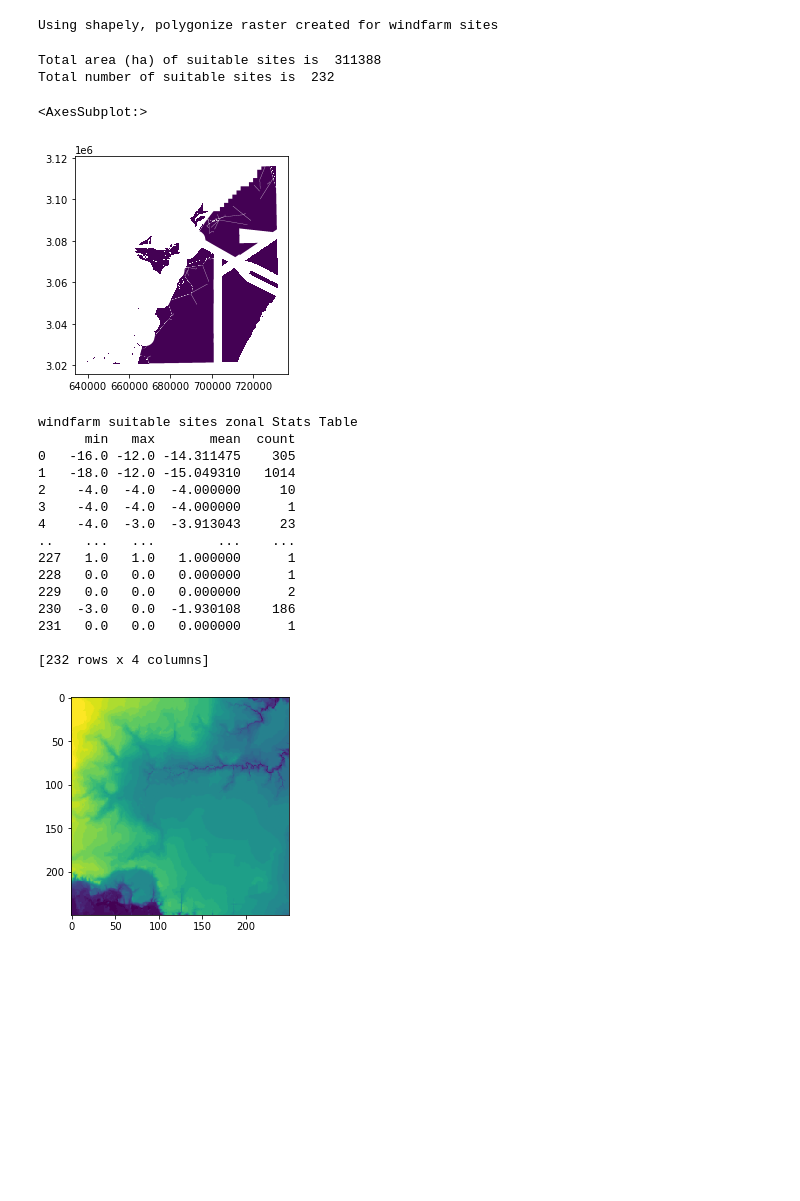
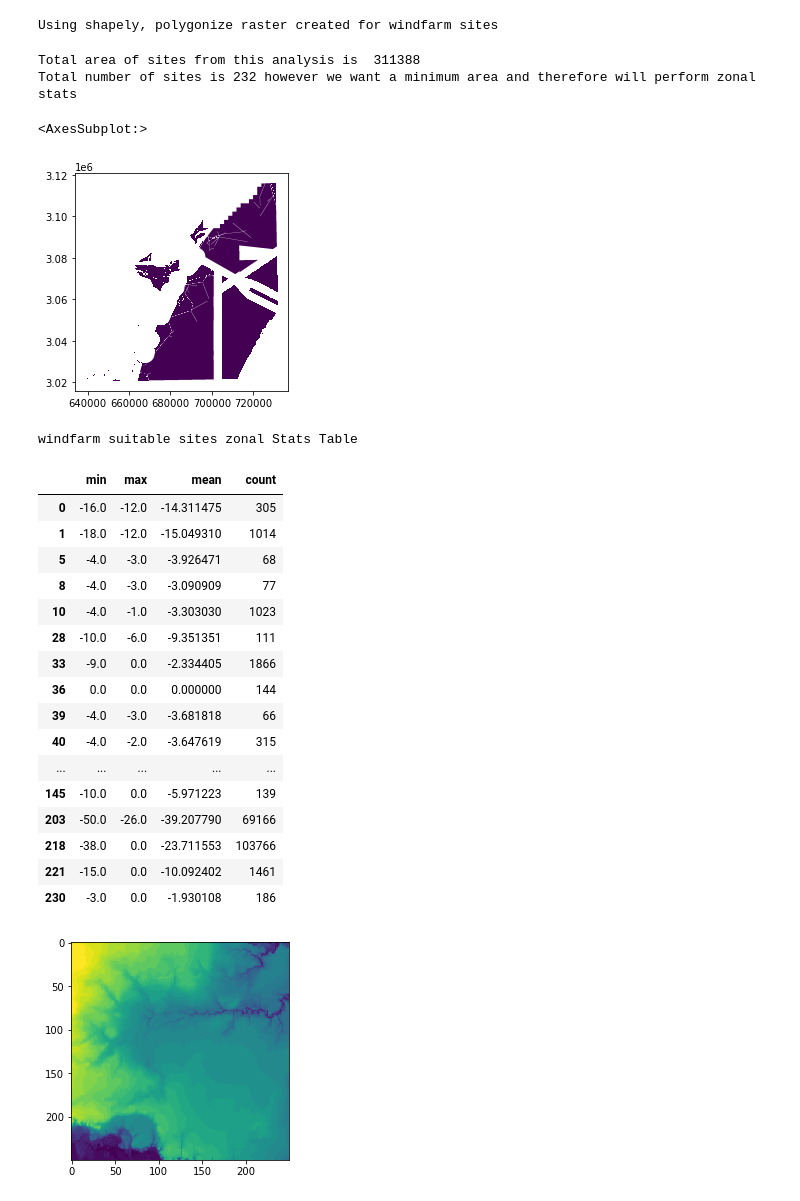
Before and after one commit to mbtamucc/windfarm_GEOG5092, a Jupyter notebook: windfarmproject.ipynb, the cells around one changed output. Drawn from its saved outputs; the diff is of its cells as text; code cells hidden in the pictures; blank space fills up the shorter version.

```diff
--- a/windfarmproject.ipynb
+++ b/windfarmproject.ipynb
@@ -104,44 +103,47 @@ shp = gpd.read_file(outfc)
 # %% [output]
 Using shapely, polygonize raster created for windfarm sites
 # %%
-print('Total area (ha) of suitable sites is ', suit_arr.sum())
-print('Total number of suitable sites is ', df_suitability['raster_val'].count())
+print('Total area of sites from this analysis is ', suit_arr.sum())
+print('Total number of sites is', df_suitability['raster_val'].count(), 'however we want a minimum area and therefore will perform zonal stats')
 df_suitability.plot(column='raster_val')
 # %% [output]
-Total area (ha) of suitable sites is  311388
-Total number of suitable sites is  232
+Total area of sites from this analysis is  311388
+Total number of sites is 232 however we want a minimum area and therefore will perform zonal stats
 <AxesSubplot:>
 [figure]
 # %%
 print("windfarm suitable sites zonal Stats Table")
 
 #suitable sites were restricted to a depth of 0 to -50m
 #compute elevation statistics for each of the proposed windfarm sites (sites are greater than 60ha)
 def get_zonal_stats(vector, raster, stats):
     # Run zonal statistics, store result in geopandas dataframe
     result = zonal_stats(vector, raster, stats=stats)
     df = pd.DataFrame(result)
     return df
 
 stats = get_zonal_stats(in_data_dir + './suit_sites_UID.shp' ,in_data_dir + './reproject_corpuschristi_dem.tif', stats=['mean', 'min', 'max', 'count'])
 stats.to_csv(in_data_dir + './elevation_stats.csv')
-print(stats)
+stats[stats['count'] > 60]
 # %% [output]
 windfarm suitable sites zonal Stats Table
-      min   max       mean  count
-0   -16.0 -12.0 -14.311475    305
-1   -18.0 -12.0 -15.049310   1014
-2    -4.0  -4.0  -4.000000     10
-3    -4.0  -4.0  -4.000000      1
-4    -4.0  -3.0  -3.913043     23
-..    ...   ...        ...    ...
-227   1.0   1.0   1.000000      1
-228   0.0   0.0   0.000000      1
-229   0.0   0.0   0.000000      2
-230  -3.0   0.0  -1.930108    186
-231   0.0   0.0   0.000000      1
-
-[232 rows x 4 columns]
+|  | min | max | mean | count |
+| 0 | -16.0 | -12.0 | -14.311475 | 305 |
+| 1 | -18.0 | -12.0 | -15.049310 | 1014 |
+| 5 | -4.0 | -3.0 | -3.926471 | 68 |
+| 8 | -4.0 | -3.0 | -3.090909 | 77 |
+| 10 | -4.0 | -1.0 | -3.303030 | 1023 |
+| 28 | -10.0 | -6.0 | -9.351351 | 111 |
+| 33 | -9.0 | 0.0 | -2.334405 | 1866 |
+| 36 | 0.0 | 0.0 | 0.000000 | 144 |
+| 39 | -4.0 | -3.0 | -3.681818 | 66 |
+| 40 | -4.0 | -2.0 | -3.647619 | 315 |
+| ... | ... | ... | ... | ... |
+| 145 | -10.0 | 0.0 | -5.971223 | 139 |
+| 203 | -50.0 | -26.0 | -39.207790 | 69166 |
+| 218 | -38.0 | 0.0 | -23.711553 | 103766 |
+| 221 | -15.0 | 0.0 | -10.092402 | 1461 |
+| 230 | -3.0 | 0.0 | -1.930108 | 186 |
 # %%
 with rasterio.open(in_data_dir + './reproject_corpuschristi_dem.tif', 'r') as dem_file:
     dem = dem_file.read(1)
```
Also changed, not shown: parts of 2 cells of this notebook.
